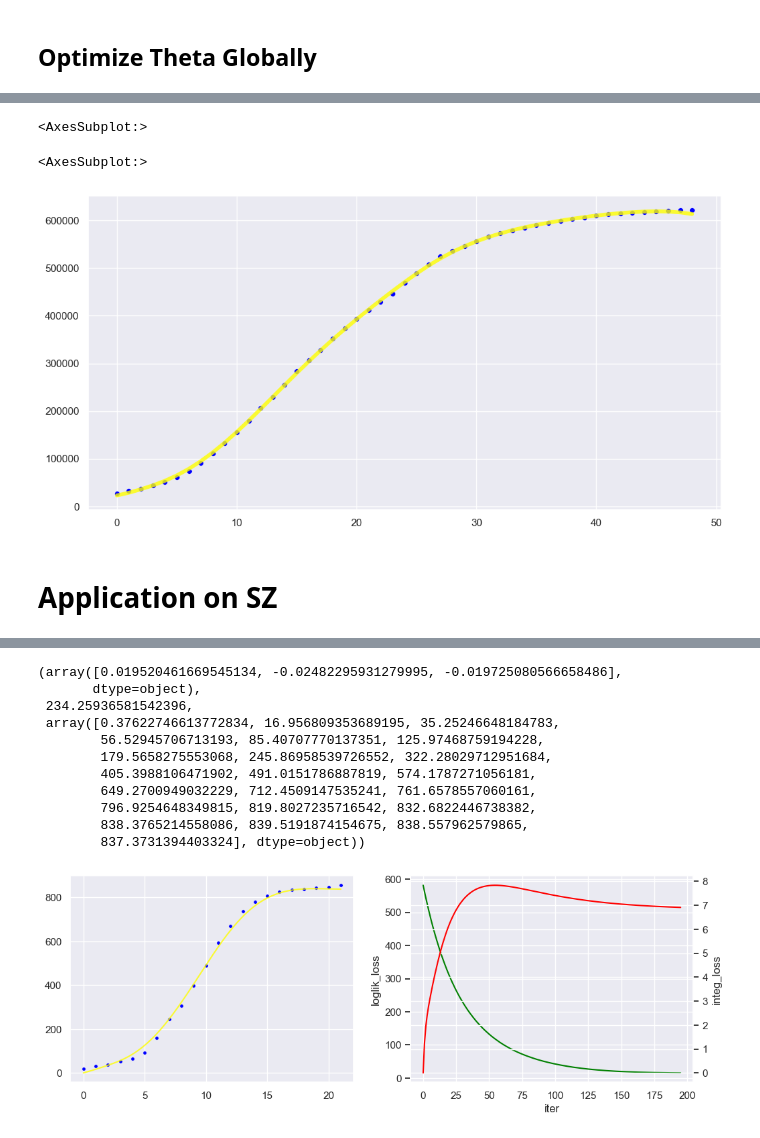
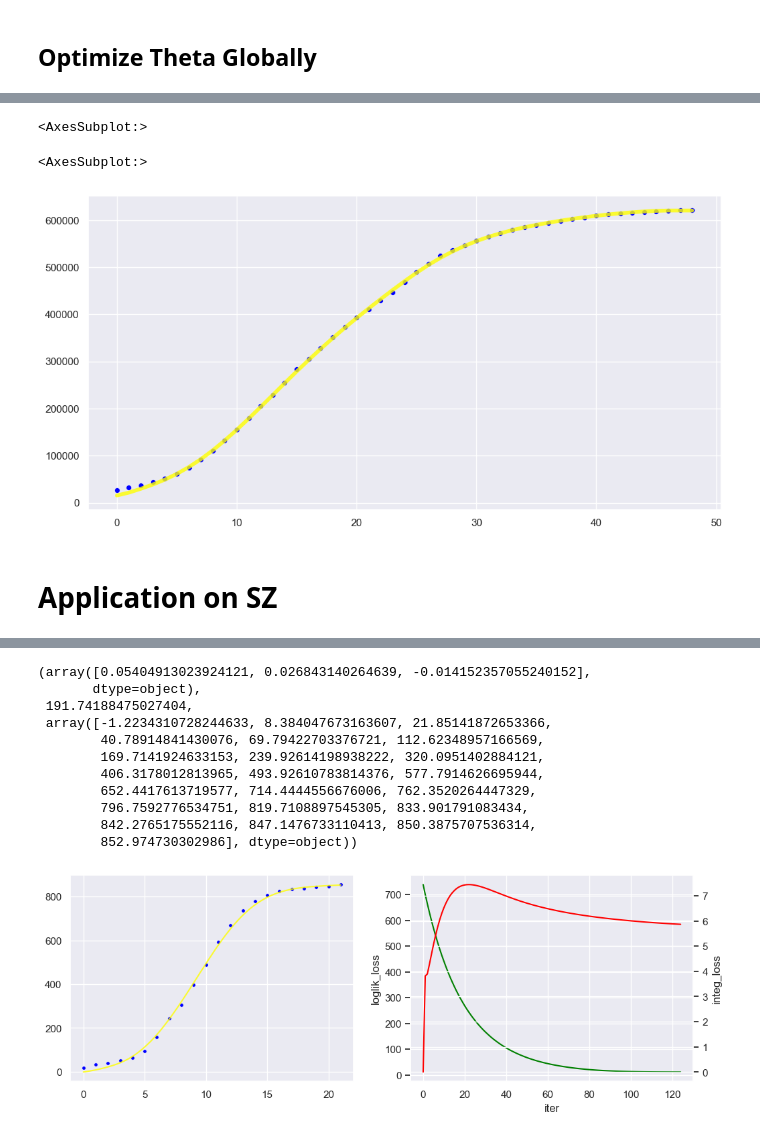
Before and after one commit to ChenZhouUC/Covid19_Modeling, a Jupyter notebook: scripts/covid19.ipynb, the cells around one changed output, grey strips where cells are left out. Cells and saved outputs as stored; diff of their text form; code cells hidden in the pictures.

Commit message:
loss weight add

```diff
--- a/scripts/covid19.ipynb
+++ b/scripts/covid19.ipynb
@@ -113,6 +122,7 @@ def bs_coeff_local_opt(
     early_stop_ratio,
     early_stop_steps,
     show_process,
+    ser_loss_expansion=0,
 ):
     # define interp
     x = range(len(ser))
@@ -120,6 +130,7 @@ def bs_coeff_local_opt(
     integ_x = np.linspace(
         0, len(ser) - 1, round(interg_interp_prop * (len(ser) - 1) + 1)
     )
+    loss_weights = np.linspace(1 - ser_loss_expansion, 1 + ser_loss_expansion, len(ser))
     # define bs funcs
     bs_func = BSpline(domain_range=(min(x), max(x)), order=4, knots=knots)
     bs_func_d = bs_func.derivative()
@@ -133,6 +144,14 @@ def bs_coeff_local_opt(
     delay_bs_integ = bs_integ[:, :-shift_]
     now_bs_partial = bs_partial[:, shift_:]
     delay_bs_partial = bs_partial[:, :-shift_]
+    loss_weights_shift = np.linspace(
+        1 - ser_loss_expansion,
+        1 + ser_loss_expansion,
+        round(interg_interp_prop * (len(ser) - 1) + 1),
+    )
+    loss_weights_shift = loss_weights_shift[
+        int(shift_ / 2) : (len(loss_weights_shift) - shift_ + int(shift_ / 2))
+    ]
     # initialize parameters
     n_coeff = bS.shape[0]
     init_coeff = np.repeat(0, n_coeff)
@@ -143,10 +162,10 @@ def bs_coeff_local_opt(
     continuous_remain = 0
     for _iter in range(iters):
         # loss calculation
-        loglik_loss_vec = np.dot(init_coeff, bS) - ser
+        loglik_loss_vec = (np.dot(init_coeff, bS) - ser) * loss_weights
         loglik_loss = np.linalg.norm(loglik_loss_vec, 2)
         mat_ = now_bs_partial - kappa * now_bs_integ + kappa * mu * delay_bs_integ
-        integ_loss_vec = np.dot(init_coeff, mat_)
+        integ_loss_vec = np.dot(init_coeff, mat_ * loss_weights_shift)
         integ_loss = (
             np.linalg.norm(integ_loss_vec, 2) / np.sqrt(interg_interp_prop) * labd
         )
@@ -164,9 +183,13 @@ def bs_coeff_local_opt(
             continuous_remain = 0
 
         # gradient descent
-        loglik_part = np.dot(bS, loglik_loss_vec)
+        loglik_part = np.dot(bS * loss_weights, loglik_loss_vec)
         integ_part = (
-            np.dot(mat_, np.dot(init_coeff, mat_)) / interg_interp_prop * labd**2
+            np.dot(
+                mat_ * loss_weights_shift, np.dot(init_coeff, mat_ * loss_weights_shift)
+            )
+            / interg_interp_prop
+            * labd**2
         )
         init_coeff = init_coeff - lr * (loglik_part + integ_part)
         lr *= decay
@@ -411,10 +431,12 @@ inter 4: Theta: [0.58543407 1.00775404 1.81805857] Loss: 49790.274882980215
 # %%
 sns.scatterplot(x=range(len(ser)), y=ser, alpha=1.0, color="blue", s=32)
-sns.lineplot(x=range(len(ser)), y=fitted_opt, alpha=0.8, color="yellow", linewidth=4)
+sns.lineplot(
+    x=range(len(ser)), y=revise_ser(fitted_opt), alpha=0.8, color="yellow", linewidth=4
+)
 # %% [output]
 <AxesSubplot:>
 <AxesSubplot:>
-[figure, old version]
+[figure, new version]
 # %% [markdown]
 # Application on SZ
 # %%
@@ -461,35 +483,36 @@ data_modeling
 # %%
 ser = data_modeling.total_affected.iloc[:].values
 kappa_init, mu_init, tau_init = 0.7, 1.0, 1.3
 
 bs_coeff_local_opt(
     ser,
     kappa=kappa_init,
     mu=mu_init,
     tau=tau_init,
     bs_interp_prop=0.5,
     interg_interp_prop=500.0,
     labd=5.0,
     lr=0.02,
     decay=0.999,
     iters=int(4e2),
     early_stop_ratio=[1.2, 0.999],
     early_stop_steps=3,
     show_process=True,
+    ser_loss_expansion=0.5
 )
 # %% [output]
-(array([0.019520461669545134, -0.02482295931279995, -0.019725080566658486],
+(array([0.05404913023924121, 0.026843140264639, -0.014152357055240152],
        dtype=object),
- 234.25936581542396,
- array([0.37622746613772834, 16.956809353689195, 35.25246648184783,
-        56.52945706713193, 85.40707770137351, 125.97468759194228,
-        179.5658275553068, 245.86958539726552, 322.28029712951684,
-        405.3988106471902, 491.0151786887819, 574.1787271056181,
-        649.2700949032229, 712.4509147535241, 761.6578557060161,
-        796.9254648349815, 819.8027235716542, 832.6822446738382,
-        838.3765214558086, 839.5191874154675, 838.557962579865,
-        837.3731394403324], dtype=object))
+ 191.74188475027404,
+ array([-1.2234310728244633, 8.384047673163607, 21.85141872653366,
+        40.78914841430076, 69.79422703376721, 112.62348957166569,
+        169.7141924633153, 239.92614198938222, 320.0951402884121,
+        406.3178012813965, 493.92610783814376, 577.7914626695944,
+        652.4417613719577, 714.4444556676006, 762.3520264447329,
+        796.7592776534751, 819.7108897545305, 833.901791083434,
+        842.2765175552116, 847.1476733110413, 850.3875707536314,
+        852.974730302986], dtype=object))
-[figure, old version]
+[figure, new version]
 # %%
 kappa_init, mu_init, tau_init = 0.70021195, 1.00693252, 1.2971215
 
```
Also changed, not shown: parts of 7 cells of this notebook.
